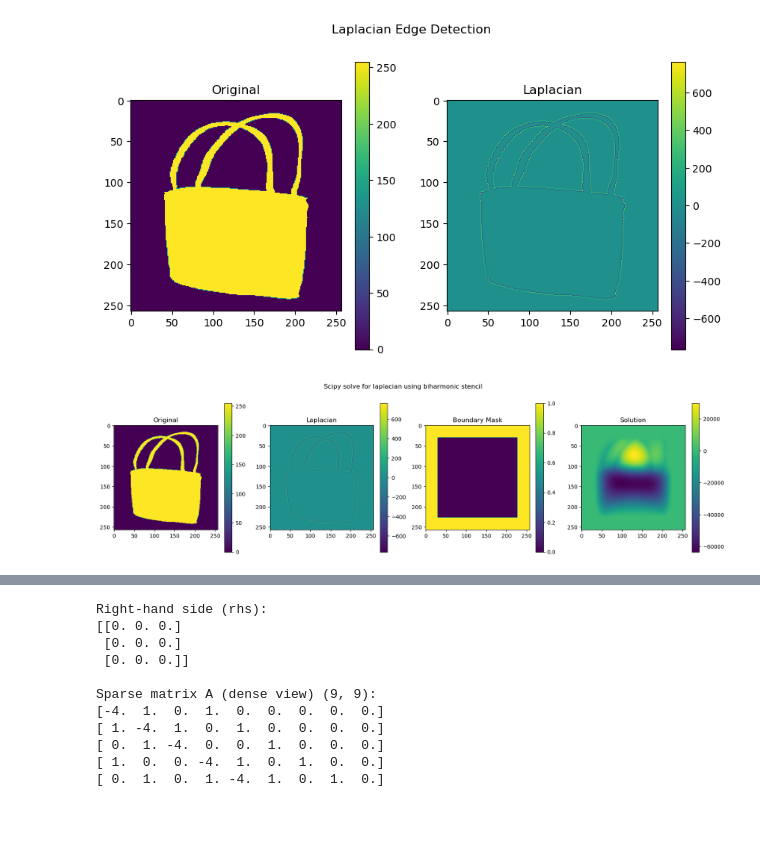
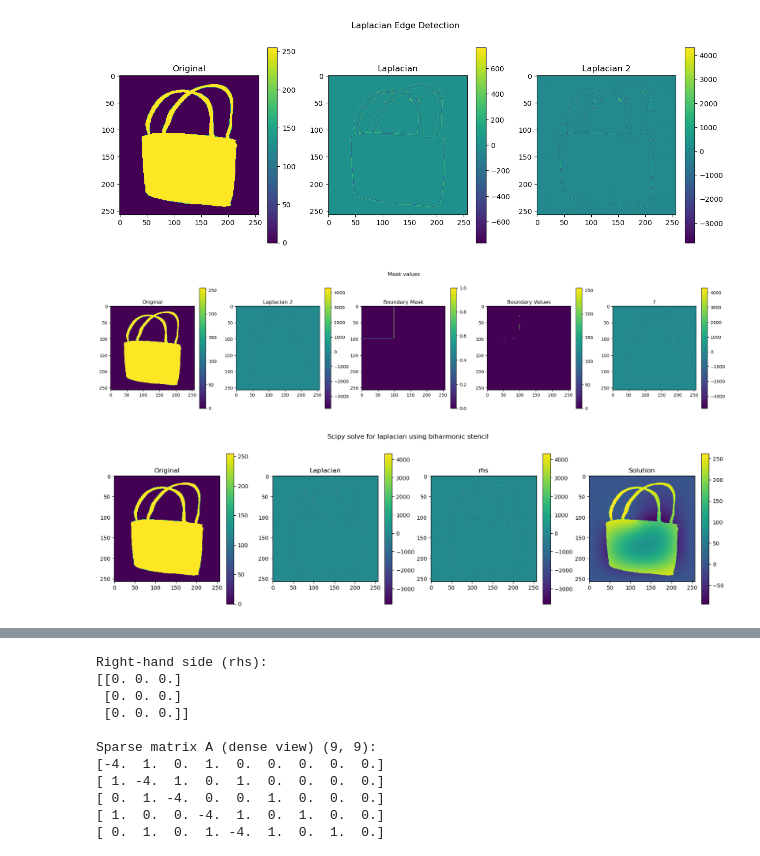
Before and after one commit to kerwin145/UGrid, a Jupyter notebook: playground.ipynb, the cells around one changed output, grey strips where cells are left out. Drawn from its saved outputs; the diff is of its cells as text; code cells hidden in the pictures; blank space fills up the shorter version.

Commit message:
need to debug biharmonic iteratior more

```diff
--- a/playground.ipynb
+++ b/playground.ipynb
@@ -16,26 +15,31 @@ device = torch.device("cuda" if torch.cuda.is_available() else "cpu")
 # %%
 img = cv2.imread("var/testcase/bmp/257/bag.bmp", cv2.IMREAD_GRAYSCALE)  # ensures 2D grayscale
 img = img.astype(np.float32)  # convert to float32
 
 lap_map = get_laplacian_map(img)
+lap2_map = get_laplacian_map(lap_map)
+
 plt_subplot({
     "Original": img,
-    "Laplacian": lap_map
+    "Laplacian": lap_map,
+    "Laplacian 2": lap2_map
 }, suptitle="Laplacian Edge Detection", unit_size=5)
 # %% [output]
-[figure, old version]
+[figure, new version]
 # %%
-from util.preparation import square_region_with_source
 # a version from util/solver.py but with assemble_biharmonic_problem
-def scipy_solve(bc_value: np.ndarray,
+def scipy_solve_biharmonic(bc_value: np.ndarray,
                 bc_mask: np.ndarray,
                 f: typing.Optional[np.ndarray]):
     A, rhs = assemble_biharmonic_problem(bc_value, bc_mask, f)
     X = scipy.sparse.linalg.spsolve(A, rhs)
     X.resize(bc_mask.shape)
-    return X.astype(np.float32)
+    return X.astype(np.float32), A, rhs.reshape(f.shape) # returning rhs for debugging
 
-bc_value, bc_mask, f = square_region_with_source(source=img, laplacian=lap_map, device=device)
+bc_value, bc_mask, f = masked_region_with_source(source=img, derivative=lap2_map, device=device)
+# bc_value = np.zeros_like(lap_map)
+# bc_mask = np.ones_like(lap_map)
+# f = lap_map
 
 # convert it back to numpy tensor just for testing, so that scipy legacy solver can be used
 if isinstance(bc_value, torch.Tensor):
@@ -45,13 +49,22 @@ if isinstance(bc_mask, torch.Tensor):
 if isinstance(f, torch.Tensor):
     f = f.detach().squeeze().cpu().numpy()
 
-solution = scipy_solve(bc_value.astype(np.float32), bc_mask.astype(np.float32), f.astype(np.float32))
-
 plt_subplot({
     "Original": img,
-    "Laplacian": lap_map,
+    "Laplacian 2": lap2_map,
     "Boundary Mask": bc_mask,
-    "Solution": solution
-}, suptitle="Scipy solve for laplacian using biharmonic stencil", unit_size=5)
+    "Boundary Values": bc_value,
+    "f" : f
+}, suptitle="Mask values", unit_size=5)
 # %% [output]
-[figure, old version]
+[figure, new version]
+# %%
+solution, A, rhs = scipy_solve_biharmonic(bc_value.astype(np.float32), bc_mask.astype(np.float32), f.astype(np.float32))
+plt_subplot({
+    "Original": img,
+    "Laplacian": lap2_map,
+    "rhs": rhs,
+    "Solution": solution
+}, suptitle="Scipy solve for laplacian using biharmonic stencil", unit_size=5)
+# %% [output]
+[figure, added]
```
Also changed, not shown: parts of 6 cells of this notebook, 9 other files.
